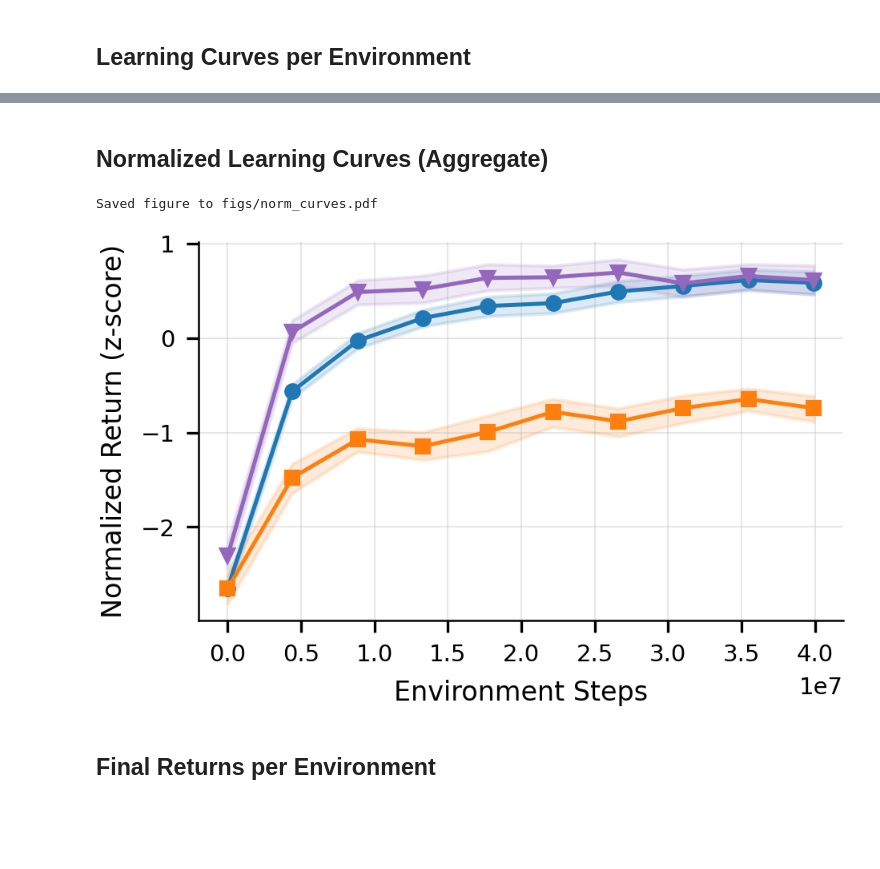
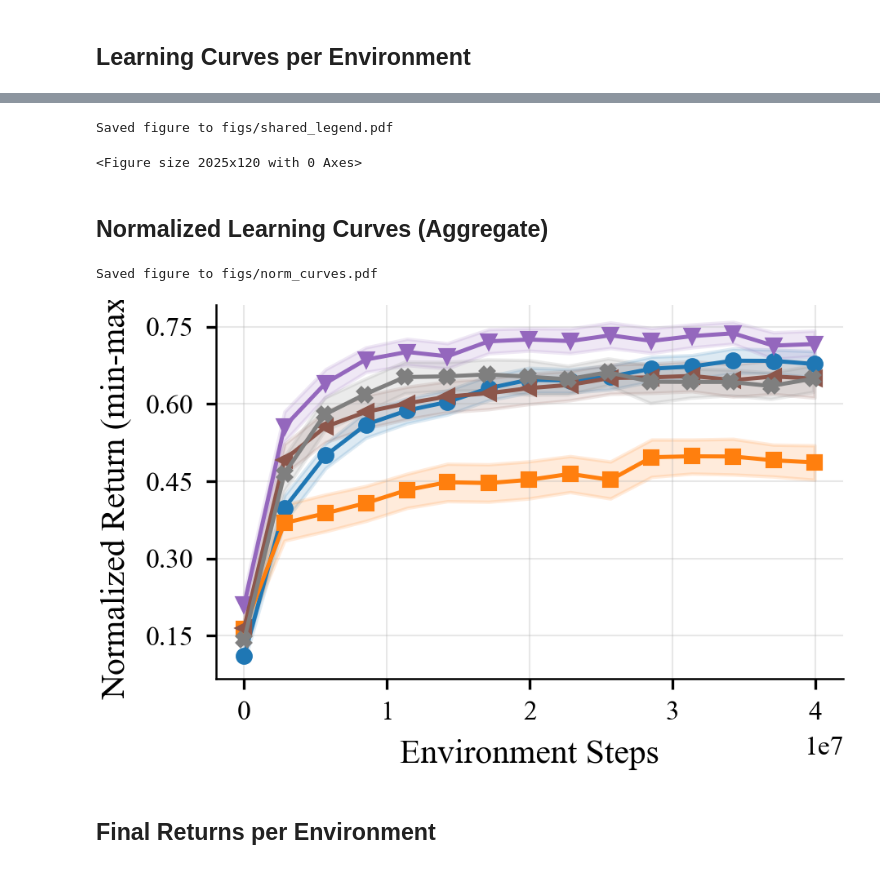
Before and after one commit to assistive-autonomy/assistax, a Jupyter notebook: assistax/baselines/paper_plots_notebook.ipynb, the cells around one changed output, grey strips where cells are left out. Drawn from its saved outputs; the diff is of its cells as text; code cells hidden in the pictures; blank space fills up the shorter version.

```diff
--- a/assistax/baselines/paper_plots_notebook.ipynb
+++ b/assistax/baselines/paper_plots_notebook.ipynb
@@ -31,12 +35,12 @@ EXPERIMENT_SPEC = {
     "algorithms": {
         "IPPO (FF)": {"base_tags": ["MARL_FINAL", "IPPO", "FF_NPS"]},
         "IPPO (RNN)": {"base_tags": ["MARL_FINAL", "IPPO", "RNN_NPS"]},
-        "IPPO (FF, PS)": {"base_tags": ["MARL_FINAL", "IPPO", "FF_PS"]},
-        "IPPO (RNN, PS)": {"base_tags": ["MARL_FINAL", "IPPO", "RNN_PS"]},
+        #"IPPO (FF, PS)": {"base_tags": ["MARL_FINAL", "IPPO", "FF_PS"]},
+        #"IPPO (RNN, PS)": {"base_tags": ["MARL_FINAL", "IPPO", "RNN_PS"]},
         "MAPPO (FF)": {"base_tags": ["MARL_FINAL", "MAPPO", "FF_NPS"]},
         "MAPPO (RNN)": {"base_tags": ["MARL_FINAL", "MAPPO", "RNN_NPS"]},
         #"ISAC": {"base_tags": ["MARL_FINAL", "ISAC"]},
-        "MASAC": {"base_tags": ["MARL_FINAL", "MASAC", "FFF_NPS"]},
+        "MASAC": {"base_tags": ["MARL_FINAL", "MASAC", "FF_NPS"]},
     },
     "environments": [
         "scratchitch",
@@ -140,15 +185,25 @@ Saved figure to figs/teethbrushing_learning_curves.pdf
+# %%
+plot_shared_legend(
+    collection.algo_names,
+    save_path="figs/shared_legend.pdf",
+    usetex_fallback=True,
+)
+# %% [output]
+Saved figure to figs/shared_legend.pdf
+<Figure size 2025x120 with 0 Axes>
 # %% [markdown]
 ## Normalized Learning Curves (Aggregate)
 # %%
 plot_normalized_learning_curves(
     collection,
-    n_subsample=10,
+    n_subsample=15,
     save_path="figs/norm_curves.pdf",
     usetex_fallback=True,
+    normalization="minmax"
 )
 # %% [output]
 Saved figure to figs/norm_curves.pdf
-[figure, old version]
+[figure, new version]
 # %% [markdown]
 ## Final Returns per Environment
 # %%
```
Also changed, not shown: parts of 16 cells of this notebook, 23 other files.
